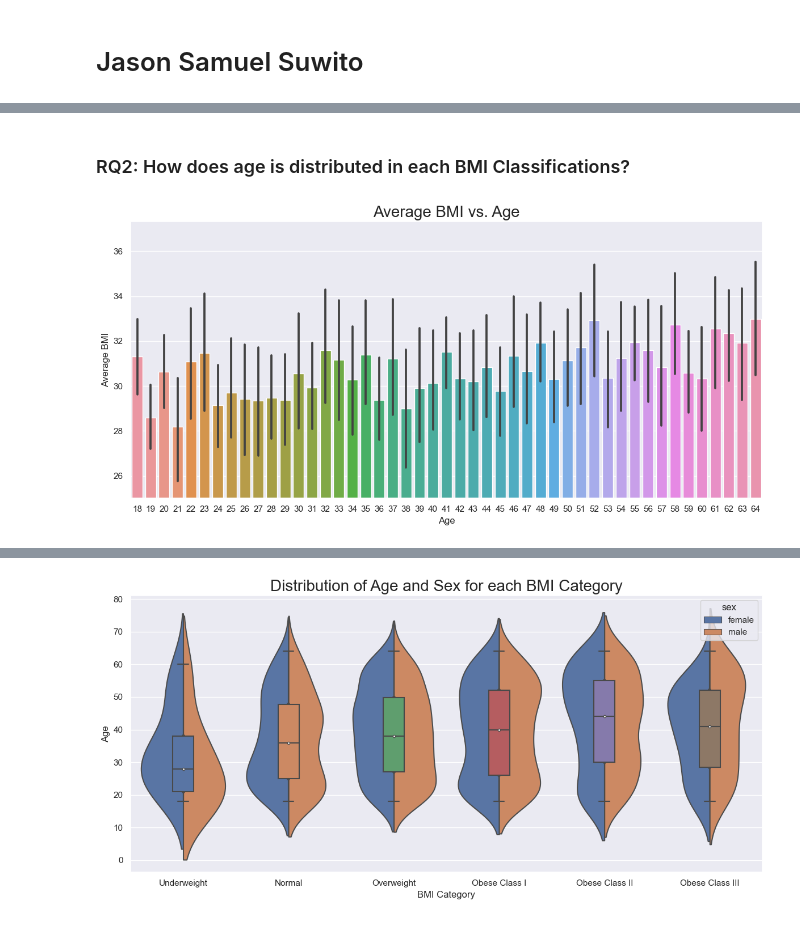
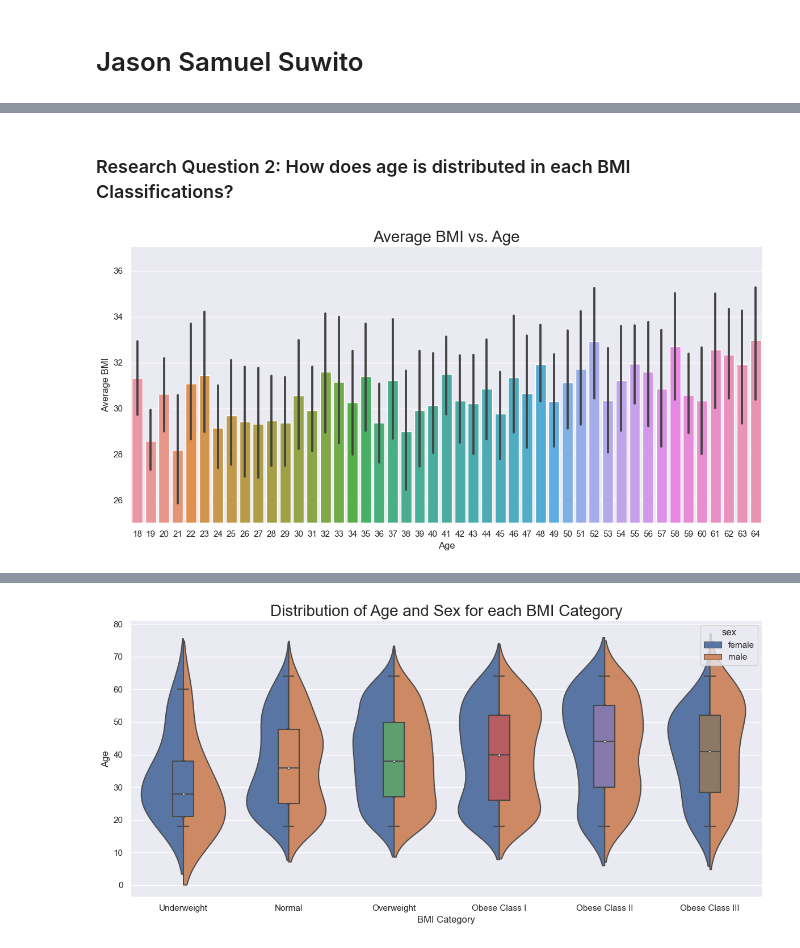
Before and after one commit to ubco-W2022T2-data301/project-group-group08, a Jupyter notebook: analysis/analysis2.ipynb, the cells around one changed output, grey strips where cells are left out. Cells and saved outputs as stored; diff of their text form; code cells hidden in the pictures.

```diff
--- a/analysis/analysis2.ipynb
+++ b/analysis/analysis2.ipynb
@@ -47,0 +63,5 @@ else:
+# %%
+# Data import, cleaning, processing, and wrangling for Research Question 2:
+health = project_functions2.load_process_clean_medical("../data/raw/medical_expense.csv")
+health1 = project_functions2.categorize_bmi(health)
+RQ2 = health1
@@ -74,2 +96,2 @@ plt.show()
 # %% [markdown]
-### RQ2: How does age is distributed in each BMI Classifications?
+### Research Question 2: How does age is distributed in each BMI Classifications?
@@ -80,11 +98,11 @@ health1 = project_functions2.categorize_bmi(health)
 # %%
 sns.set(rc={'figure.figsize':(12,6)})
-p2 = sns.barplot(data=health1, x='age', y='bmi')
+p2 = sns.barplot(data=RQ2, x='age', y='bmi')
 p2.set_title("Average BMI vs. Age", size = 20)
 p2.set_ylabel("Average BMI")
 p2.set_xlabel("Age")
 p2.set(ylim=(25, None))
 plt.tight_layout()
 plt.show()
 # %% [output]
-[figure, old version]
+[figure, new version]
```
Also changed, not shown: parts of 27 cells of this notebook, 7 other files.
